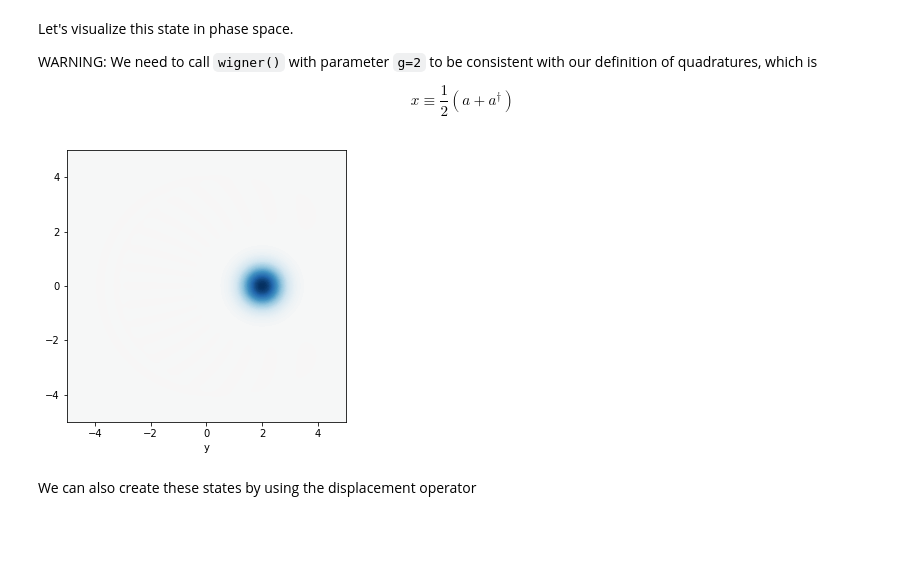
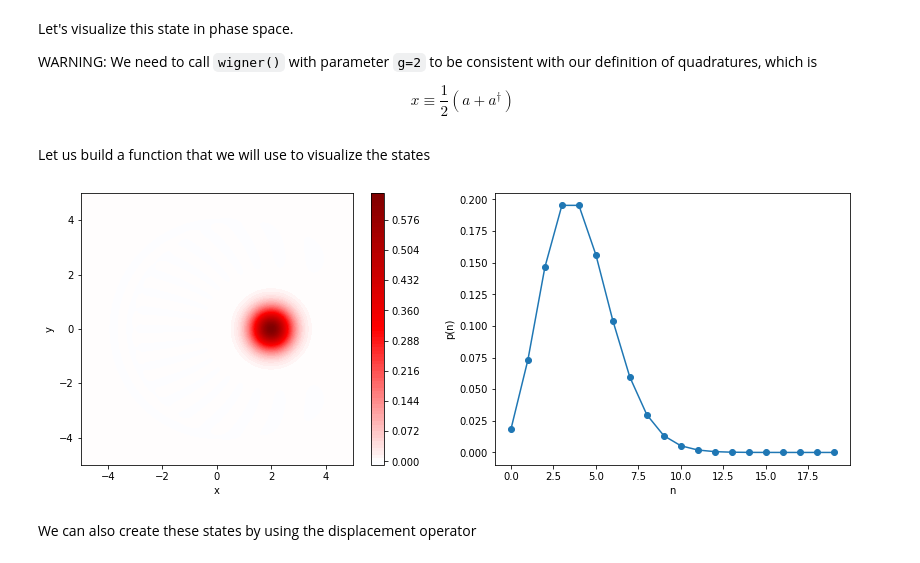
Before and after one commit to CarlosSMWolff/Quantum-Optics-Course, a Jupyter notebook: 1_Quantum_single_mode_field.ipynb, the cells around one changed output. Drawn from its saved outputs; the diff is of its cells as text; code cells hidden in the pictures; blank space fills up the shorter version.

```diff
--- a/1_Quantum_single_mode_field.ipynb
+++ b/1_Quantum_single_mode_field.ipynb
@@ -68,14 +68,11 @@ W_vacuum = wigner(vac, xvec, xvec, g=2)
 # %% [markdown]
 Let us define a function to plot Wigner functions from now on
 # %%
-def plot_wigner(wigner,xvec,yvec=None):
-  if yvec== None:
-    yvec = xvec
-  wmap = wigner_cmap(W)  # Generate Wigner colormap
-  nrm = mpl.colors.Normalize(-wigner.max(), wigner.max())
+  wmap = wigner_cmap(W_vacuum)  # Generate Wigner colormap
+  nrm = mpl.colors.Normalize(-W_vacuum.max(), W_vacuum.max())
 
   fig, ax = plt.subplots(figsize=(5,5))
-  ax.contourf(xvec, yvec, wigner, 100, cmap=cm.RdBu, norm=nrm)
+  ax.contourf(xvec, xvec, W_vacuum, 100, cmap=cm.RdBu, norm=nrm)
   ax.set_xlabel("x")
   ax.set_xlabel("y")
   plt.show()
@@ -99,8 +93,35 @@
 $$ x \equiv \frac{1}{2}(a + a^\dagger) $$
 # %%
 W_coherent= wigner(psi_alpha, xvec, xvec, g= 2)
-plot_wigner(W_coherent,xvec)
-# %% [output]
-[figure, removed]
+# %% [markdown]
+Let us build a function that we will use to visualize the states
+# %%
+from matplotlib import colors
+
+
+def plot_state(psi,wigner, xvec,yvec=None):
+  if yvec==None:
+    yvec=xvec
+
+  divnorm=colors.TwoSlopeNorm(vmin=-wigner.max(), vcenter=0, vmax=wigner.max())
+  fig, axis = plt.subplots(ncols=2,figsize=(14,5))
+  ax=axis[0]
+
+  #Plot the Wigner function
+  im = ax.contourf(xvec, xvec, wigner, 100,cmap="seismic", norm=divnorm)
+  fig.colorbar(im, ax=ax)
+  ax.set_xlabel("x")
+  ax.set_ylabel("y")
+  ax.set_box_aspect(1)
+
+  #Plot the photon number probability
+  ax=axis[1]
+  ax.plot(np.abs(psi.full())**2,'-o')
+  ax.set_xlabel("n")
+  ax.set_ylabel("p(n)")
+# %%
+plot_state(psi_alpha,W_coherent,xvec)
+# %% [output]
+[figure, added]
 # %% [markdown]
 We can also create these states by using the displacement operator
```
Also changed, not shown: parts of 13 cells of this notebook.
